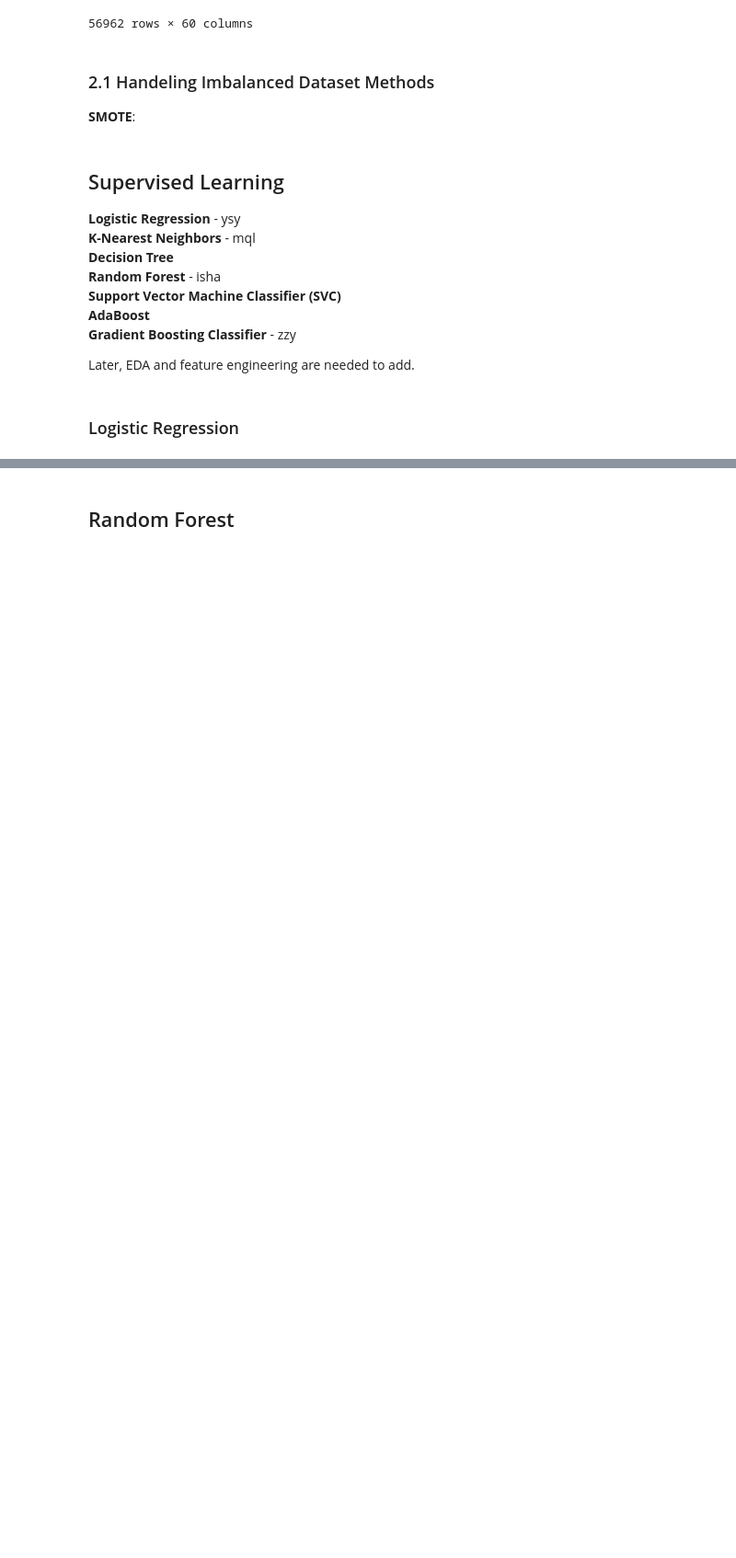
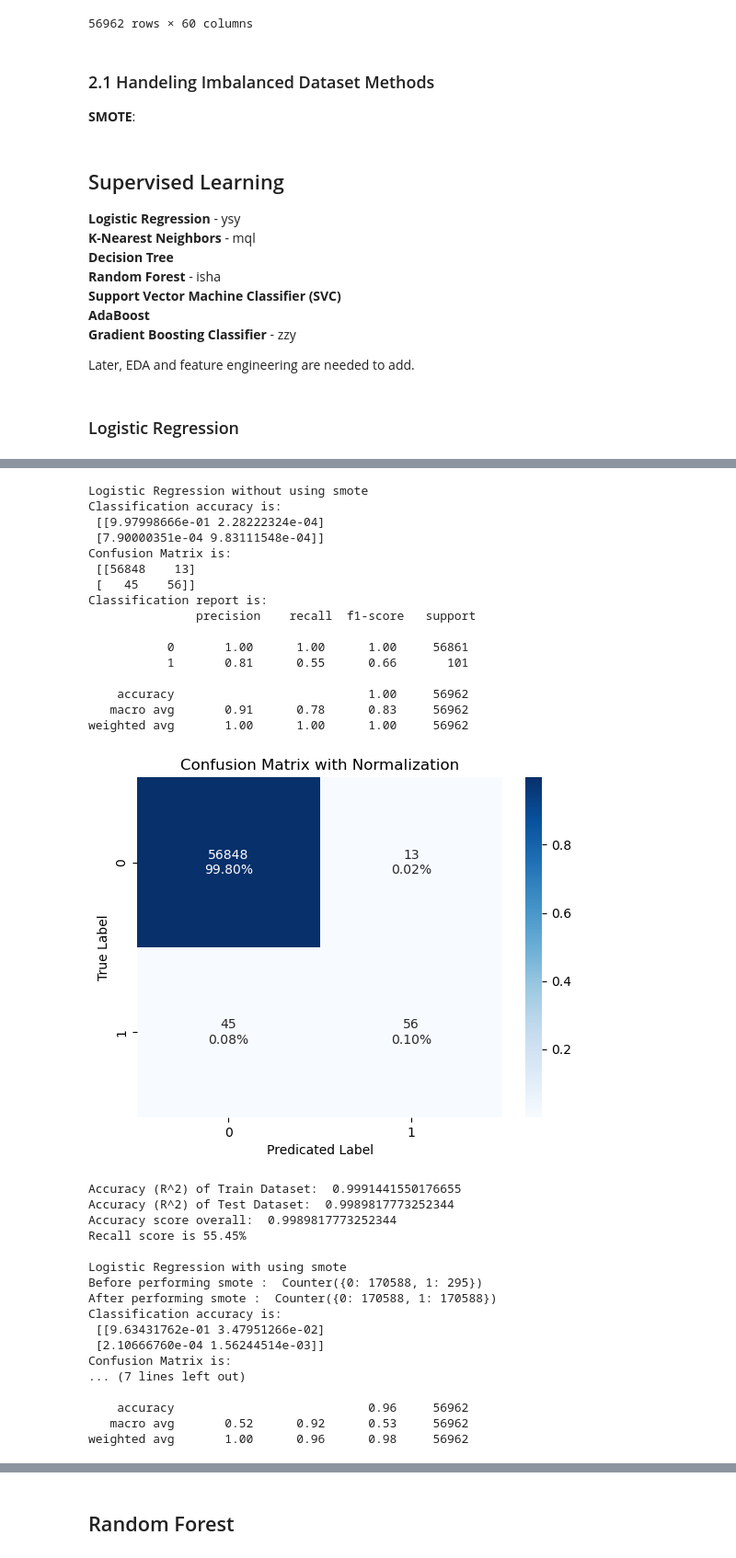
Before and after one commit to Moulcc/6804_project, a Jupyter notebook: creditcard_updated.ipynb, the cells around one changed output, grey strips where cells are left out. Shown: that part at 92% size. Saved outputs shown, nothing was run; the diff lists cells and outputs as text; code cells hidden in the pictures; blank space fills up the shorter version.

```diff
--- a/creditcard_updated.ipynb
+++ b/creditcard_updated.ipynb
@@ -285,8 +310,6 @@ Prediction that is classfied as 1 takes up 2.2278%
 # %%
 # Case 2: with standardization
 stand_X_features = [i+'_stand' for i in X.columns]
-lr = LogisticRegression(solver='lbfgs', max_iter=1000)
-lr_name = 'Logistic Regression'
 
 model(stand_X_features, lr, lr_name)
 # %% [output]
@@ -330,0 +360,40 @@ Prediction that is classfied as 1 takes up 2.6351%
+# %%
+lst_fetures = [i for i in X.columns]
+lst_fetures[-1] = 'Amount_stand'
+
+model(lst_fetures, lr, lr_name)
+# %% [output]
+Logistic Regression without using smote
+Classification accuracy is:
+ [[9.97998666e-01 2.28222324e-04]
+ [7.90000351e-04 9.83111548e-04]]
+Confusion Matrix is:
+ [[56848    13]
+ [   45    56]]
+Classification report is:
+               precision    recall  f1-score   support
+
+           0       1.00      1.00      1.00     56861
+           1       0.81      0.55      0.66       101
+
+    accuracy                           1.00     56962
+   macro avg       0.91      0.78      0.83     56962
+weighted avg       1.00      1.00      1.00     56962
+[figure, added]
+Accuracy (R^2) of Train Dataset:  0.9991441550176655
+Accuracy (R^2) of Test Dataset:  0.9989817773252344
+Accuracy score overall:  0.9989817773252344
+Recall score is 55.45%
+
+Logistic Regression with using smote
+Before performing smote :  Counter({0: 170588, 1: 295})
+After performing smote :  Counter({0: 170588, 1: 170588})
+Classification accuracy is:
+ [[9.63431762e-01 3.47951266e-02]
+ [2.10666760e-04 1.56244514e-03]]
+Confusion Matrix is:
+... (7 lines left out)
+
+    accuracy                           0.96     56962
+   macro avg       0.52      0.92      0.53     56962
+weighted avg       1.00      0.96      0.98     56962
```
Also changed, not shown: parts of 7 cells of this notebook.
